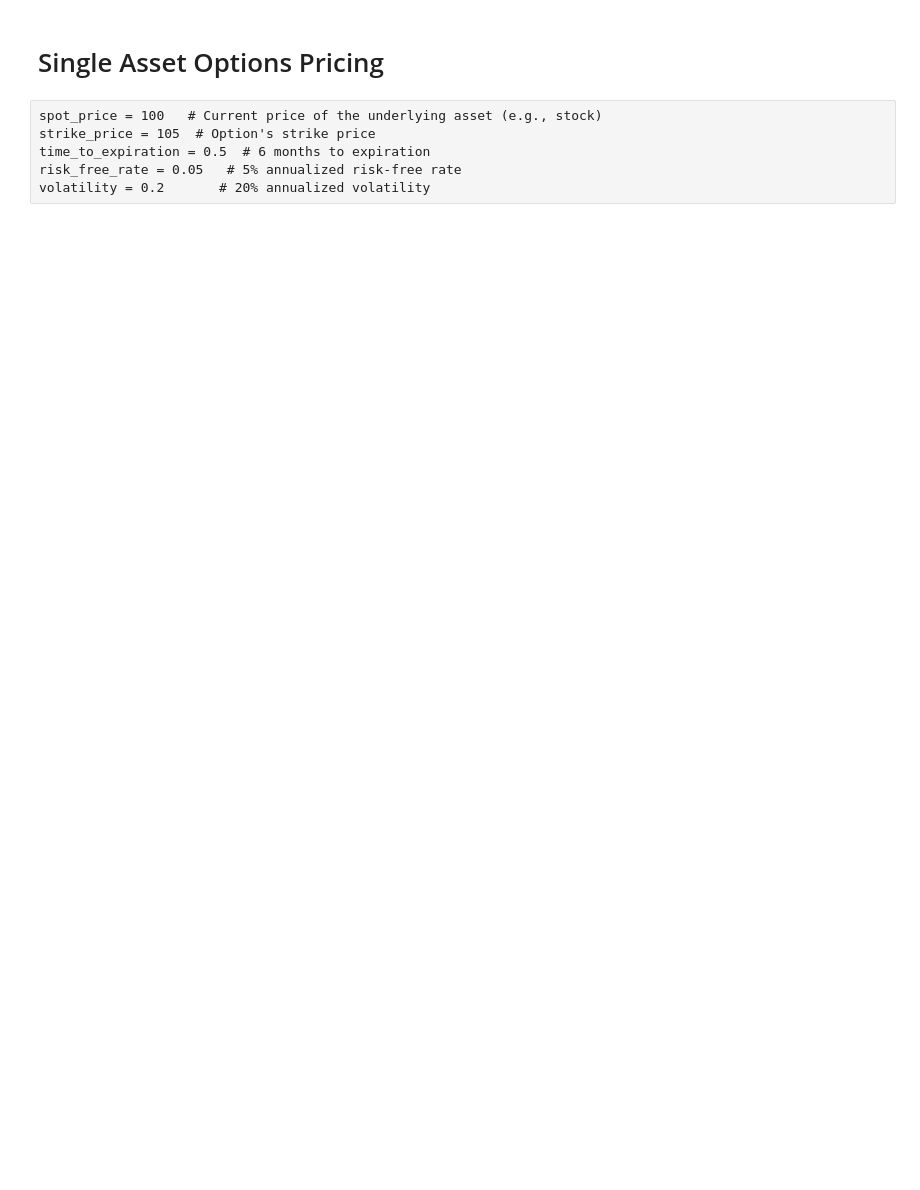
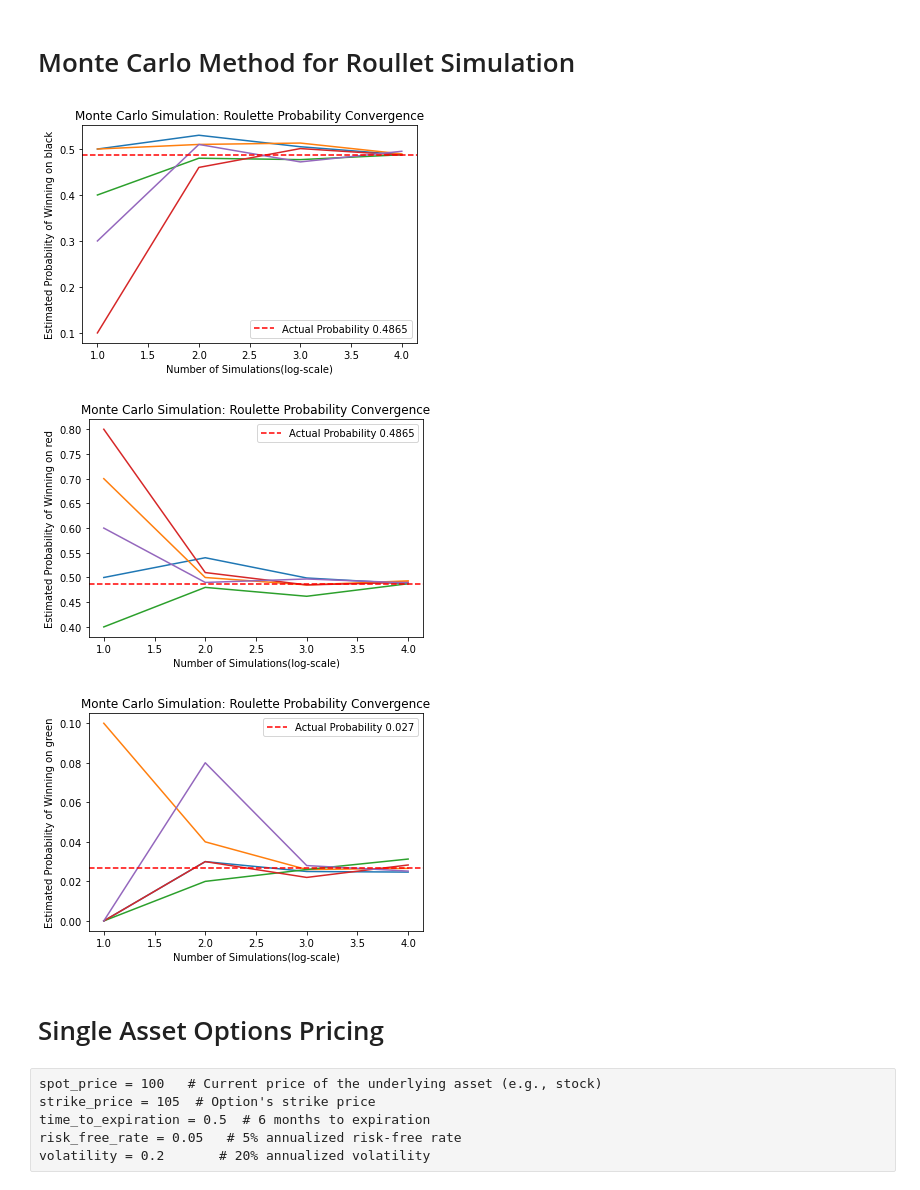
Before and after one commit to mayank255/Options-Pricing, a Jupyter notebook: Untitled.ipynb, the cells around one changed output. Saved outputs shown, nothing was run; the diff lists cells and outputs as text; code cells hidden in the pictures; blank space fills up the shorter version.

```diff
--- a/Untitled.ipynb
+++ b/Untitled.ipynb
@@ -6,3 +10,28 @@ from scipy.stats import norm
+# %% [markdown]
+# Monte Carlo Method for Roullet Simulation
+# %%
+# Number of simulations (trials)
+num_simulations = [10, 100, 1000, 10000]
+# Run the Monte Carlo simulation
+actual_probability = {'black':round(18/37,4), 'red': round(18/37,4), 'green': round(1/37,4)}
+for color in ['black', 'red', 'green']:
+
+    actual_prob = actual_probability[color]
+    for i in range(5):
+        win_probabilities = monte_carlo_roulette_simulation(num_simulations, color)
+    # Plotting the convergence of the estimated probability
+        plt.plot([1,2,3,4], win_probabilities)
+    plt.axhline(y=actual_prob, color='r', linestyle='--', label=f'Actual Probability {actual_prob}')
+    plt.xlabel('Number of Simulations(log-scale)')
+    plt.ylabel(f'Estimated Probability of Winning on {color}')
+    plt.legend()
+    plt.title('Monte Carlo Simulation: Roulette Probability Convergence')
+    plt.savefig(f"{color}_roullet.png", dpi=400)
+    plt.show(block = True)
+# %% [output]
+[figure, added]
+[figure, added]
+[figure, added]
 # %% [markdown]
 # Single Asset Options Pricing
 # %% [raw]
```
Also changed, not shown: parts of 22 cells of this notebook, 17 other files.
